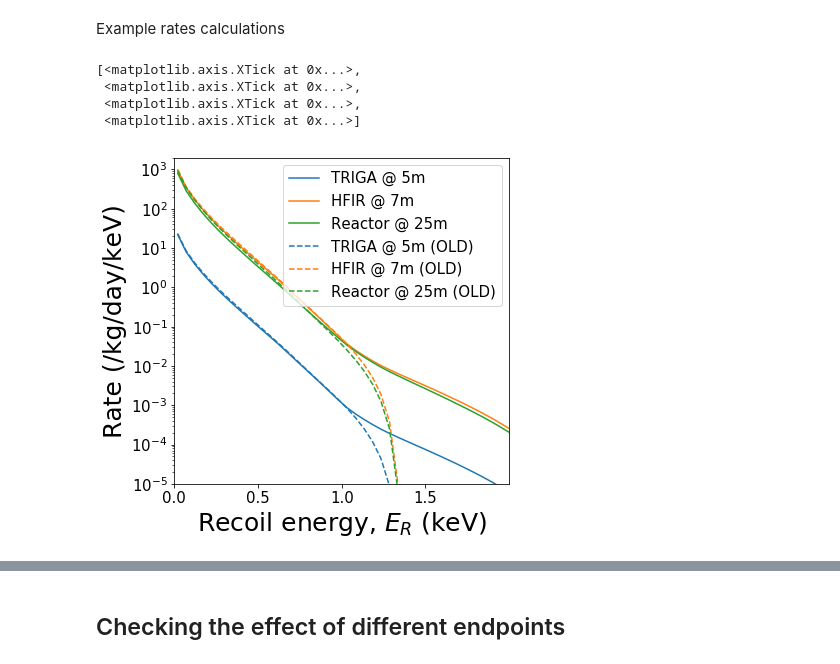
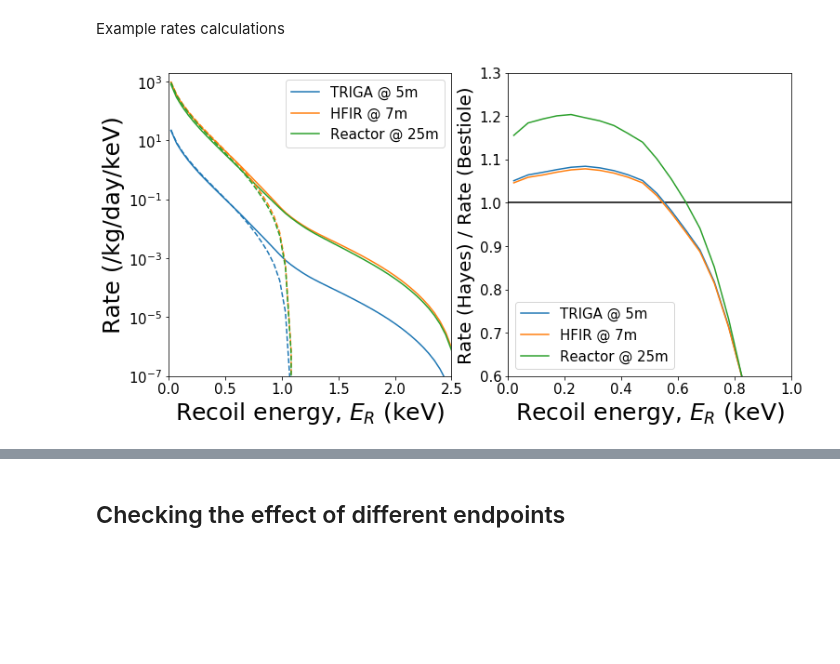
Before and after one commit to RitterCat/reactor-nu-cevns, a Jupyter notebook: cevns_rate.ipynb, the cells around one changed output, grey strips where cells are left out. Drawn from its saved outputs; the diff is of its cells as text; code cells hidden in the pictures; blank space fills up the shorter version.

```diff
--- a/cevns_rate.ipynb
+++ b/cevns_rate.ipynb
@@ -66,7 +85,7 @@ energy_per_fission_i = np.array([201.92, 205.52, 209.99, 213.60])*MeV
 ## Kinematics
 # %%
 def Enu_min(ER, mT):
-    return 0.5*(ER + (2*ER*mT)**0.5)
+    return (ER*mT/2)**0.5
 
 def ER_max(Enu, mT):
     return 2*Enu**2/(mT + 2*Enu)
@@ -190,9 +255,11 @@ def flux_norm(L):
 def dR_dER_Xe(ER, flux, L):
 
     try:
-        flux_Enu_min, flux_Enu_max = flux.x[0], flux.x[-1] #THIS ONLY WORKS IF THE FLUX IS AN INTERPOLATING FUNCTION (CUBICSPLINE)
+        flux_Enu_min, flux_Enu_max = flux.x[0], 8*MeV #flux.x[-1] #THIS ONLY WORKS IF THE FLUX IS AN INTERPOLATING FUNCTION (CUBICSPLINE)
     except:
         flux_Enu_min, flux_Enu_max = FLUX_ENU_MIN, FLUX_ENU_MAX
+
+    # flux_Enu_min, flux_Enu_max = 1*MeV, 9*MeV
 
     def integrand(Enu, isotope):
         return flux(Enu) * isotope["abundance"] * dsigma_dER(ER, Enu, isotope)
@@ -210,39 +277,50 @@ def dR_dER_Xe(ER, flux, L):
 Example rates calculations
 # %%
 ER_array = np.linspace(0.02, 2.5, 50)
-TRIGA5m_rate_data = [dR_dER_Xe(ER*keV, TRIGA_flux, 5*METER)*KILOGRAMDAY*keV for ER in ER_array]
-HFIR7m_rate_data = [dR_dER_Xe(ER*keV, HFIR_flux, 7*METER)*KILOGRAMDAY*keV for ER in ER_array]
-Kaixuan25m_rate_data = [dR_dER_Xe(ER*keV, Kaixuan_flux, 25*METER)*KILOGRAMDAY*keV for ER in ER_array]
+TRIGA5m_rate_data = np.array([dR_dER_Xe(ER*keV, TRIGA_flux, 5*METER)*KILOGRAMDAY*keV for ER in ER_array])
+HFIR7m_rate_data = np.array([dR_dER_Xe(ER*keV, HFIR_flux, 7*METER)*KILOGRAMDAY*keV for ER in ER_array])
+Kaixuan25m_rate_data = np.array([dR_dER_Xe(ER*keV, Kaixuan_flux, 25*METER)*KILOGRAMDAY*keV for ER in ER_array])
 
-TRIGA5m_rate_data_OLD = [dR_dER_Xe(ER*keV, TRIGA_flux_OLD, 5*METER)*KILOGRAMDAY*keV for ER in ER_array]
-HFIR7m_rate_data_OLD = [dR_dER_Xe(ER*keV, HFIR_flux_OLD, 7*METER)*KILOGRAMDAY*keV for ER in ER_array]
-Kaixuan25m_rate_data_OLD = [dR_dER_Xe(ER*keV, Kaixuan_flux_OLD, 25*METER)*KILOGRAMDAY*keV for ER in ER_array]
+TRIGA5m_rate_data_OLD = np.array([dR_dER_Xe(ER*keV, TRIGA_flux_OLD, 5*METER)*KILOGRAMDAY*keV for ER in ER_array])
+HFIR7m_rate_data_OLD = np.array([dR_dER_Xe(ER*keV, HFIR_flux_OLD, 7*METER)*KILOGRAMDAY*keV for ER in ER_array])
+Kaixuan25m_rate_data_OLD = np.array([dR_dER_Xe(ER*keV, Kaixuan_flux_OLD, 25*METER)*KILOGRAMDAY*keV for ER in ER_array])
 # %%
-fig, ax = plt.subplots(figsize=(6,6))
+fig, axes = plt.subplots(1,2,figsize=(12,6))
 
-ax.plot(ER_array, TRIGA5m_rate_data, 'C0', label="TRIGA @ 5m")
-ax.plot(ER_array, HFIR7m_rate_data, 'C1', label="HFIR @ 7m")
-ax.plot(ER_array, Kaixuan25m_rate_data, 'C2', label="Reactor @ 25m")
+axes[0].plot(ER_array, TRIGA5m_rate_data, 'C0', label="TRIGA @ 5m")
+axes[0].plot(ER_array, HFIR7m_rate_data, 'C1', label="HFIR @ 7m")
+axes[0].plot(ER_array, Kaixuan25m_rate_data, 'C2', label="Reactor @ 25m")
 
-ax.plot(ER_array, TRIGA5m_rate_data_OLD, 'C0--', label="TRIGA @ 5m (OLD)")
-ax.plot(ER_array, HFIR7m_rate_data_OLD, 'C1--', label="HFIR @ 7m (OLD)")
-ax.plot(ER_array, Kaixuan25m_rate_data_OLD, 'C2--', label="Reactor @ 25m (OLD)")
+axes[0].plot(ER_array, TRIGA5m_rate_data_OLD, 'C0--')
+axes[0].plot(ER_array, HFIR7m_rate_data_OLD, 'C1--')
+axes[0].plot(ER_array, Kaixuan25m_rate_data_OLD, 'C2--')
 
-ax.set_xlabel("Recoil energy, $E_R$ (keV)", fontsize=25)
-ax.set_ylabel("Rate (/kg/day/keV)", fontsize=25)
+axes[0].set_xlabel("Recoil energy, $E_R$ (keV)", fontsize=25)
+axes[0].set_ylabel("Rate (/kg/day/keV)", fontsize=25)
 
-ax.legend(fontsize=15)
+axes[0].legend(fontsize=15)
 
-ax.set_yscale('log')
-ax.set_xlim(0, 2)
-ax.set_ylim(1e-5, 2e3)
-ax.tick_params(labelsize=15)
-ax.set_xticks([0,.5,1,1.5])
+axes[0].set_yscale('log')
+axes[0].set_xlim(0, 2.5)
+axes[0].set_ylim(1e-7, 2e3)
+axes[0].tick_params(labelsize=15)
+axes[0].set_xticks([0,.5,1,1.5,2,2.5])
+
+axes[1].plot(ER_array, TRIGA5m_rate_data_OLD/TRIGA5m_rate_data, 'C0', label="TRIGA @ 5m")
+axes[1].plot(ER_array, HFIR7m_rate_data_OLD/HFIR7m_rate_data, "C1", label="HFIR @ 7m")
+axes[1].plot(ER_array, Kaixuan25m_rate_data_OLD/Kaixuan25m_rate_data, "C2", label="Reactor @ 25m")
+
+axes[1].set_xlabel("Recoil energy, $E_R$ (keV)", fontsize=25)
+axes[1].set_ylabel("Rate (Hayes) / Rate (Bestiole)", fontsize=20)
+
+axes[1].hlines(1, 0, 2)
+
+axes[1].legend(fontsize=15)
+
+axes[1].set_xlim(0, 1)
+axes[1].set_ylim(0.6, 1.3)
+axes[1].tick_params(labelsize=15)
 # %% [output]
-[<matplotlib.axis.XTick at 0x...>,
- <matplotlib.axis.XTick at 0x...>,
- <matplotlib.axis.XTick at 0x...>,
- <matplotlib.axis.XTick at 0x...>]
-[figure, old version]
+[figure, new version]
 # %%
 def total_CEvNS_rate_Xe(threshold, flux, L):
```
Also changed, not shown: parts of 15 cells of this notebook, 1 other file.
